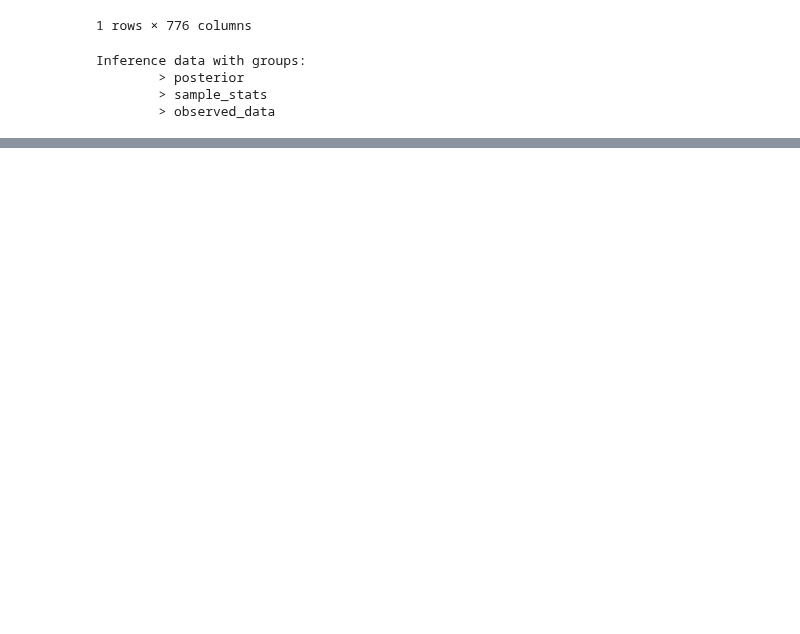
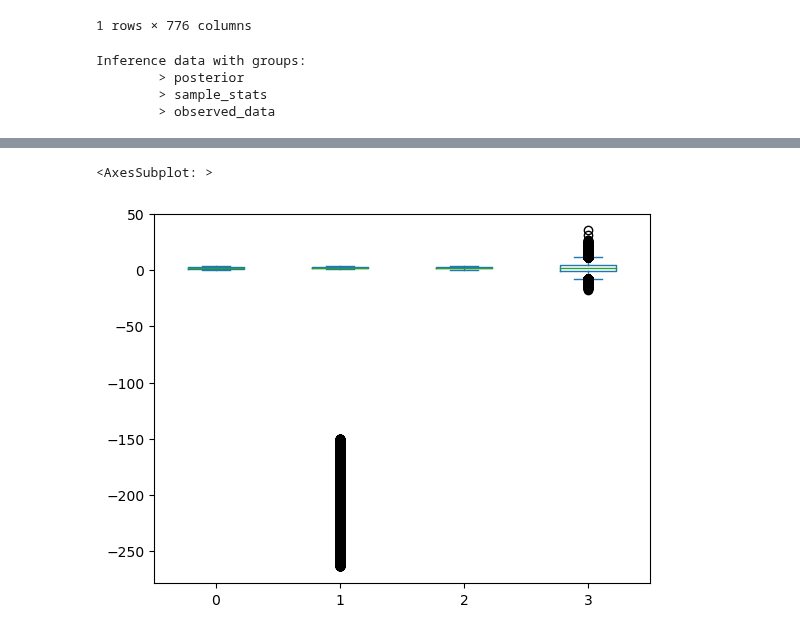
Before and after one commit to rkmalaiya/stochastic_cognitive_dynamics, a Jupyter notebook: examples/diffusion_mental_rotation.ipynb, the cells around one changed output, grey strips where cells are left out. Cells and saved outputs as stored; diff of their text form; code cells hidden in the pictures; blank space fills up the shorter version.

```diff
--- a/examples/diffusion_mental_rotation.ipynb
+++ b/examples/diffusion_mental_rotation.ipynb
@@ -77,5 +77,8 @@ v_c_ch
 # %%
-v_c_ch.plot(kind="density")
+v_c_ch.plot(kind="box")
+# %% [output]
+<AxesSubplot: >
+[figure, added]
 # %%
 a_c_ch = ut.get_chains_for_param(posterior_chain,"a")
 a_c_ch
```
Also changed, not shown: parts of 10 cells of this notebook, 11 other files.
